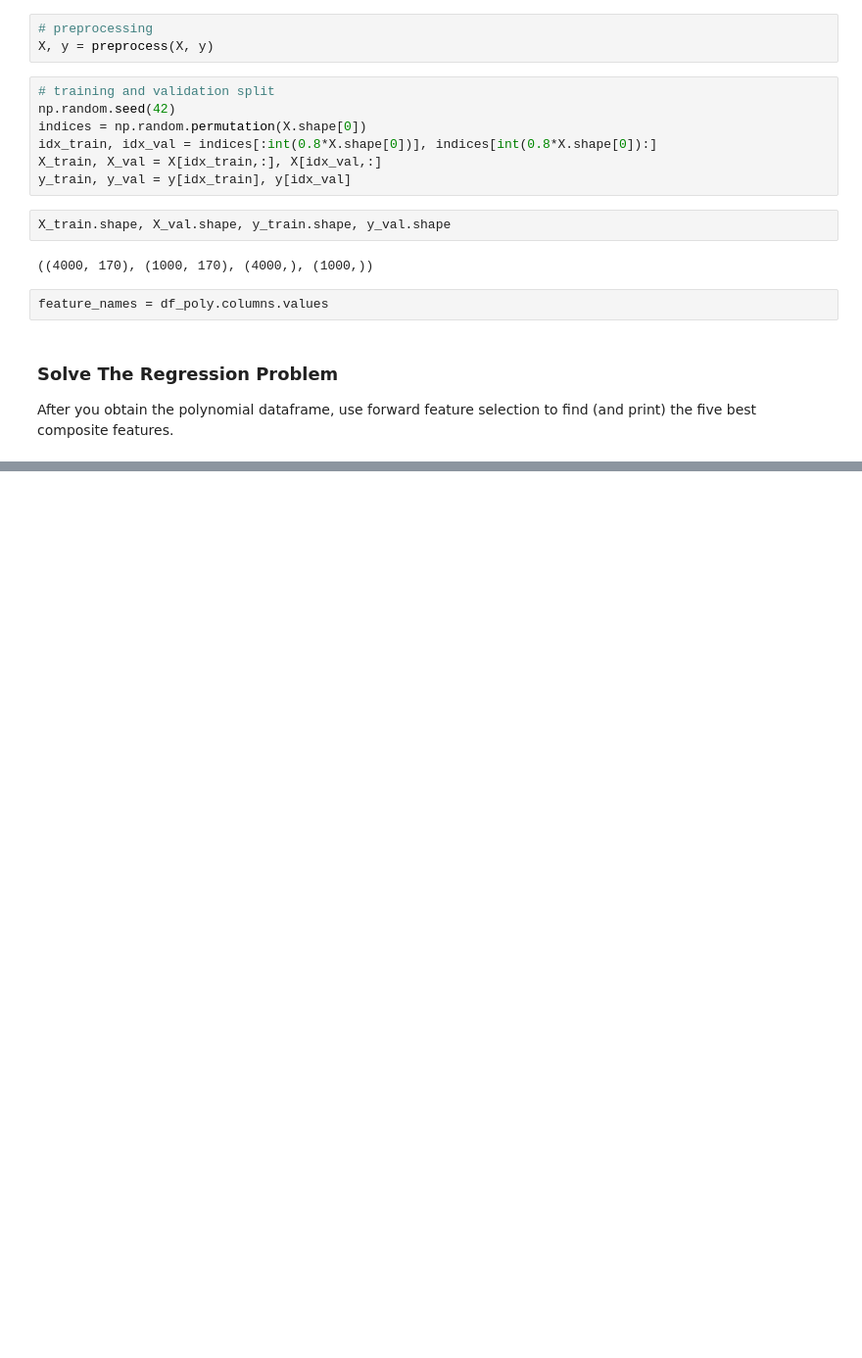
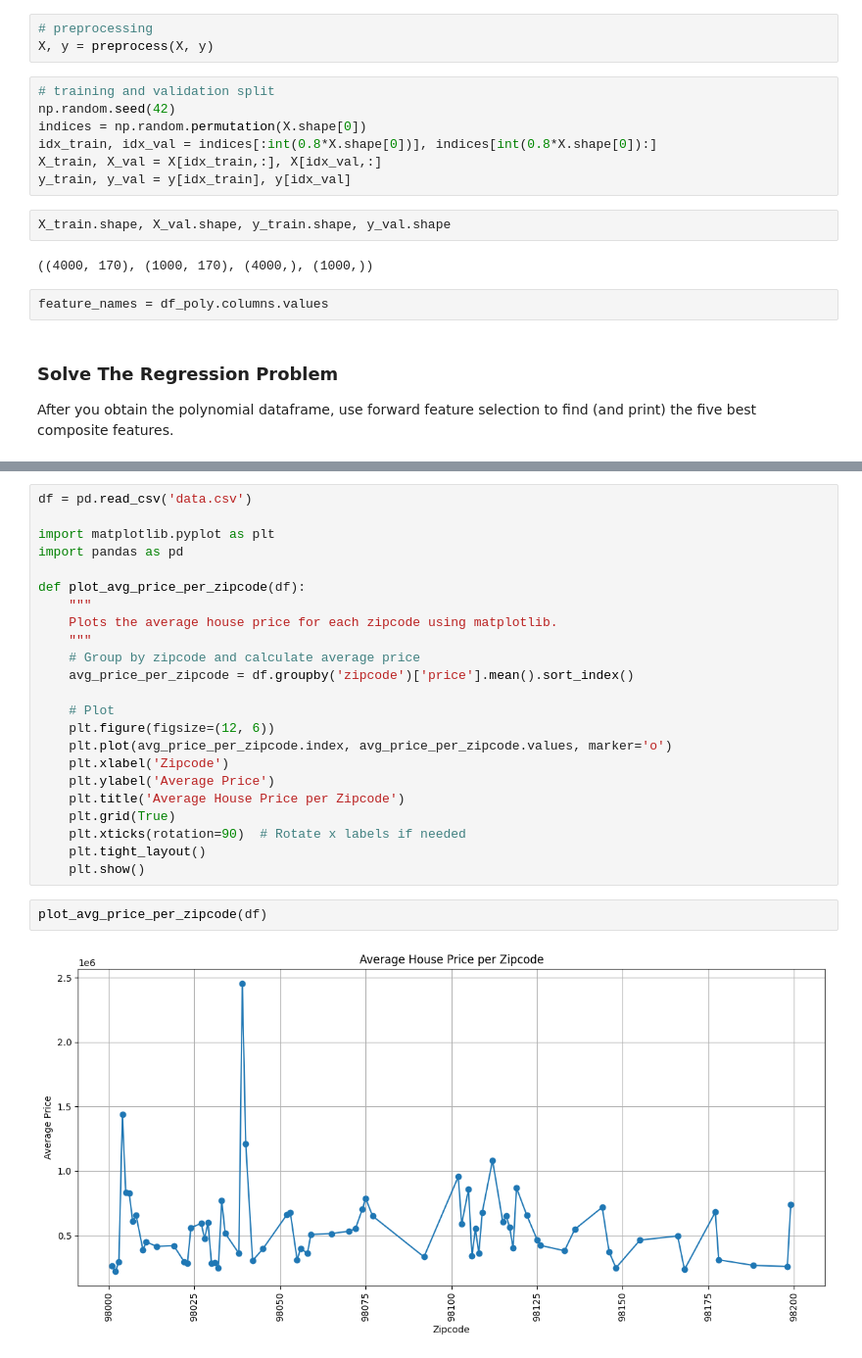
Before and after one commit to JasmineErell/ML_HW1, a Jupyter notebook: hw1.ipynb, the cells around one changed output, grey strips where cells are left out. Shown at 98% size. Cells and saved outputs as stored; diff of their text form; blank space fills up the shorter version.

```diff
--- a/hw1.ipynb
+++ b/hw1.ipynb
@@ -597,0 +600,27 @@ for feature in ffs:
+# %%
+df = pd.read_csv('data.csv')
+
+import matplotlib.pyplot as plt
+import pandas as pd
+
+def plot_avg_price_per_zipcode(df):
+    """
+    Plots the average house price for each zipcode using matplotlib.
+    """
+    # Group by zipcode and calculate average price
+    avg_price_per_zipcode = df.groupby('zipcode')['price'].mean().sort_index()
+
+    # Plot
+    plt.figure(figsize=(12, 6))
+    plt.plot(avg_price_per_zipcode.index, avg_price_per_zipcode.values, marker='o')
+    plt.xlabel('Zipcode')
+    plt.ylabel('Average Price')
+    plt.title('Average House Price per Zipcode')
+    plt.grid(True)
+    plt.xticks(rotation=90)  # Rotate x labels if needed
+    plt.tight_layout()
+    plt.show()
+# %%
+plot_avg_price_per_zipcode(df)
+# %% [output]
+[figure, added]
```
Also changed, not shown: parts of 6 cells of this notebook, 1 other file.
